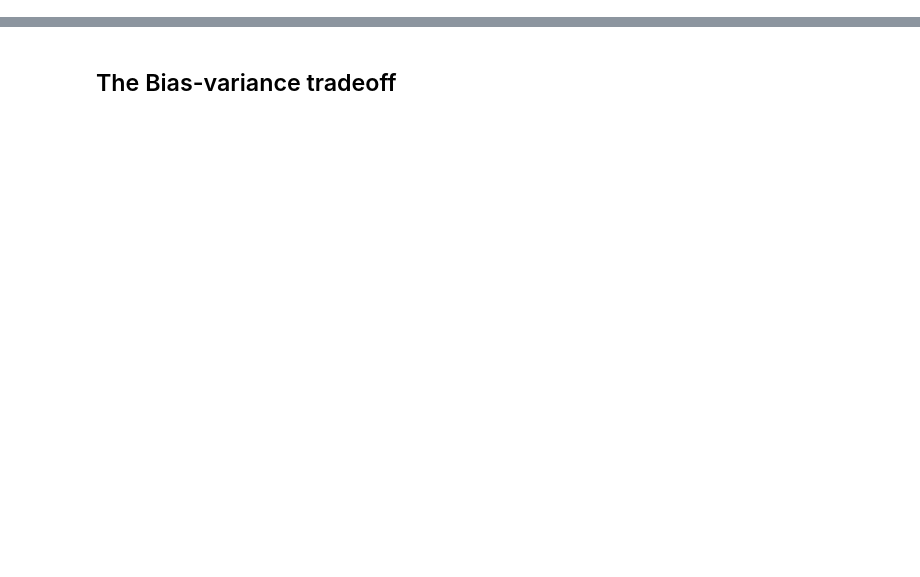
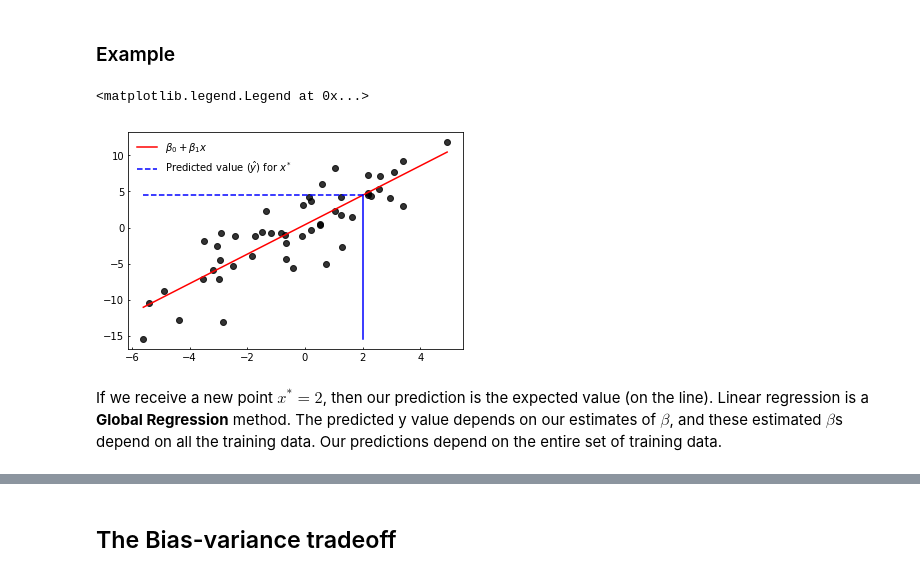
Before and after one commit to tomcm39/regression, a Jupyter notebook: Guiding principles for regression.ipynb, the cells around one changed output, grey strips where cells are left out. Drawn from its saved outputs; the diff is of its cells as text; code cells hidden in the pictures; blank space fills up the shorter version.

```diff
--- a/Guiding principles for regression.ipynb
+++ b/Guiding principles for regression.ipynb
@@ -141,0 +160,33 @@ A **disadvantage** of probabilistic form is that can be more difficult to commun
+# %% [markdown]
+### Example
+# %%
+Nsamples = 50
+
+Xy = pd.DataFrame({"x":np.random.normal(0,3,Nsamples)})
+Xy['y'] = 2*Xy.x + np.random.normal(0,3,Nsamples)
+
+Xy = Xy.sort_values('x')
+x,y = list(Xy.x),list(Xy.y)
+
+fig,ax = plt.subplots()
+ax.scatter(x,y,color='k',alpha=0.80)
+
+b1,b0 = np.polyfit(x,y,1)
+
+minx,maxx = min(x),max(x)
+ax.plot([minx,maxx],[b0+b1*minx,b0+b1*maxx],'r-', label=r'$\beta_{0} + \beta_{1}x$')
+
+ax.plot([2,2],[min(y), b0+b1*2],'b-')
+ax.plot([min(x),2],[b0+b1*2, b0+b1*2],'b--'
+        ,label = r'Predicted value $(\hat{y})$ for $x^{*}$')
+
+ax.tick_params(direction='in',size=2.)
+ax.legend(frameon=False)
+# %% [output]
+<matplotlib.legend.Legend at 0x...>
+[figure, added]
+# %% [markdown]
+If we receive a new point $x^{*} = 2$, then our prediction is the expected value (on the line).
+Linear regression is a **Global Regression** method.
+The predicted y value depends on our estimates of $\beta$, and these estimated $\beta$s depend on all the training data.
+Our predictions depend on the entire set of training data.
```
Also changed, not shown: parts of 19 cells of this notebook.
